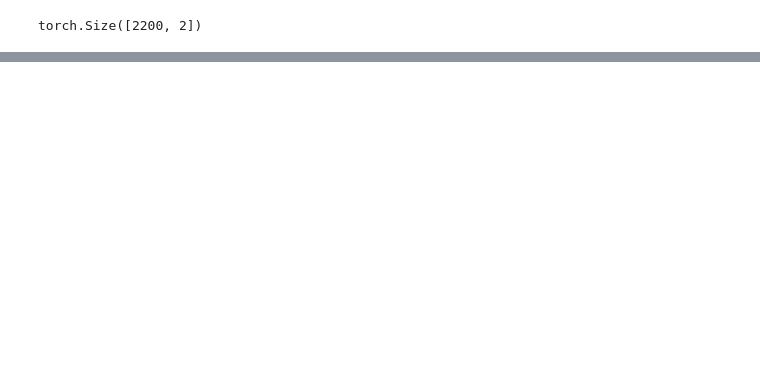
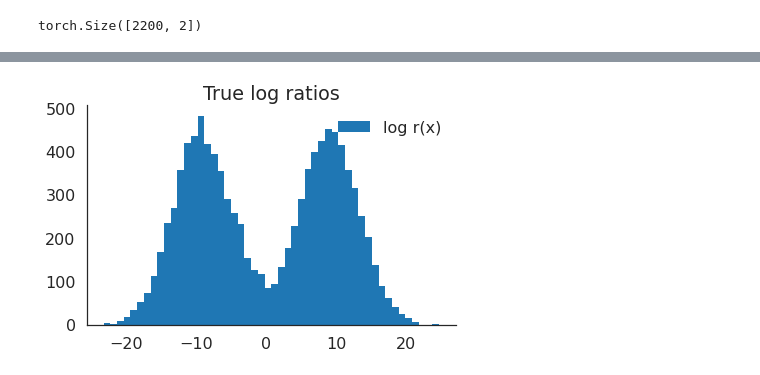
Before and after one commit to ermongroup/f-dre, a Jupyter notebook: notebooks/toy.ipynb, the cells around one changed output, grey strips where cells are left out. Cells and saved outputs as stored; diff of their text form; code cells hidden in the pictures; blank space fills up the shorter version.

```diff
--- a/notebooks/toy.ipynb
+++ b/notebooks/toy.ipynb
@@ -72,0 +118,9 @@ _ = plt.hist(ratios, bins=50)
+# %%
+_ = plt.hist(true_log_r.data.cpu().numpy(), bins=50, label='log r(x)')
+plt.title('True log ratios')
+
+plt.legend()
+sns.despine()
+plt.tight_layout()
+# %% [output]
+[figure, added]
```
Also changed, not shown: parts of 54 cells of this notebook, 21 other files.
